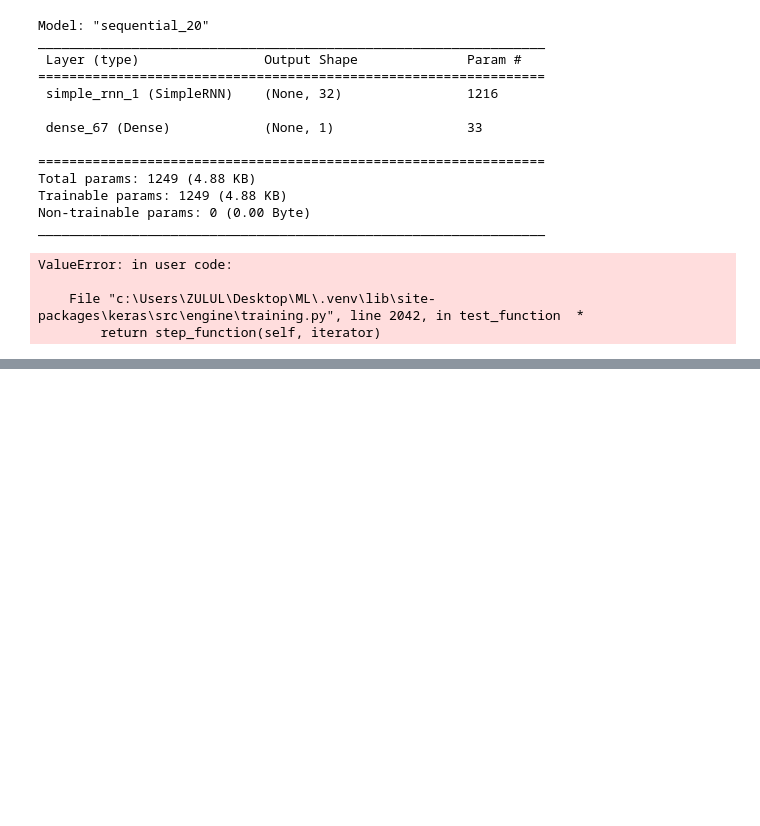
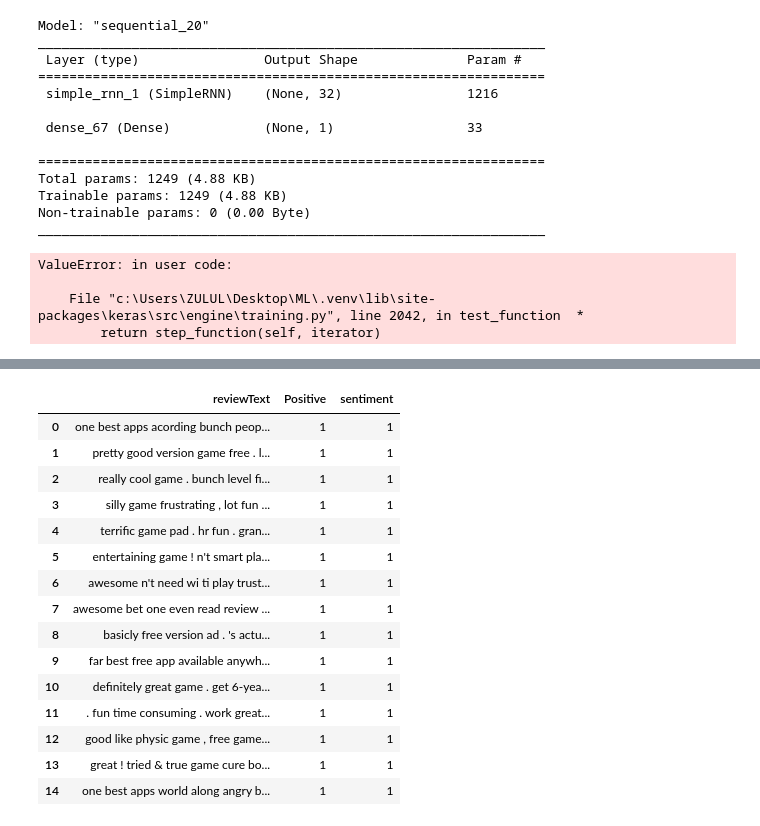
Before and after one commit to JakubLegutko/DLML, a Jupyter notebook: DL3.ipynb, the cells around one changed output, grey strips where cells are left out. Saved outputs shown, nothing was run; the diff lists cells and outputs as text; code cells hidden in the pictures; blank space fills up the shorter version.

```diff
--- a/DL3.ipynb
+++ b/DL3.ipynb
@@ -350,0 +528,69 @@ model.summary()
+# %%
+# Analiza sentymentu
+import pandas as pd
+
+import nltk
+
+from nltk.sentiment.vader import SentimentIntensityAnalyzer
+
+from nltk.corpus import stopwords
+
+from nltk.tokenize import word_tokenize
+
+from nltk.stem import WordNetLemmatizer
+
+
+
+
+df = pd.read_csv('https://raw.githubusercontent.com/pycaret/pycaret/master/datasets/amazon.csv')
+def preprocess_text(text):
+
+    tokens = word_tokenize(text.lower())
+
+
+
+
+
+    filtered_tokens = [token for token in tokens if token not in stopwords.words('english')]
+
+
+
+
+
+
+    lemmatizer = WordNetLemmatizer()
+
+    lemmatized_tokens = [lemmatizer.lemmatize(token) for token in filtered_tokens]
+
+
+
+
+
+
+    processed_text = ' '.join(lemmatized_tokens)
+
+    return processed_text
+
+
+
+df['reviewText'] = df['reviewText'].apply(preprocess_text)
+analyzer = SentimentIntensityAnalyzer()
+
+def get_sentiment(text):
+
+    scores = analyzer.polarity_scores(text)
+
+    sentiment = 1 if scores['pos'] > 0 else 0
+
+    return sentiment
+df['sentiment'] = df['reviewText'].apply(get_sentiment)
+
+from sklearn.metrics import confusion_matrix
+from sklearn.metrics import classification_report
+print(confusion_matrix(df['Positive'], df['sentiment']))
+
+
+print(classification_report(df['Positive'], df['sentiment']))
+
+df.head(15)
+# %% [output]
@@ -350,0 +607,16 @@ model.summary()
+|  | reviewText | Positive | sentiment |
+| 0 | one best apps acording bunch peop... | 1 | 1 |
+| 1 | pretty good version game free . l... | 1 | 1 |
+| 2 | really cool game . bunch level fi... | 1 | 1 |
+| 3 | silly game frustrating , lot fun ... | 1 | 1 |
+| 4 | terrific game pad . hr fun . gran... | 1 | 1 |
+| 5 | entertaining game ! n't smart pla... | 1 | 1 |
+| 6 | awesome n't need wi ti play trust... | 1 | 1 |
+| 7 | awesome bet one even read review ... | 1 | 1 |
+| 8 | basicly free version ad . 's actu... | 1 | 1 |
+| 9 | far best free app available anywh... | 1 | 1 |
+| 10 | definitely great game . get 6-yea... | 1 | 1 |
+| 11 | . fun time consuming . work great... | 1 | 1 |
+| 12 | good like physic game , free game... | 1 | 1 |
+| 13 | great ! tried & true game cure bo... | 1 | 1 |
+| 14 | one best apps world along angry b... | 1 | 1 |
```
Also changed, not shown: parts of 8 cells of this notebook.
